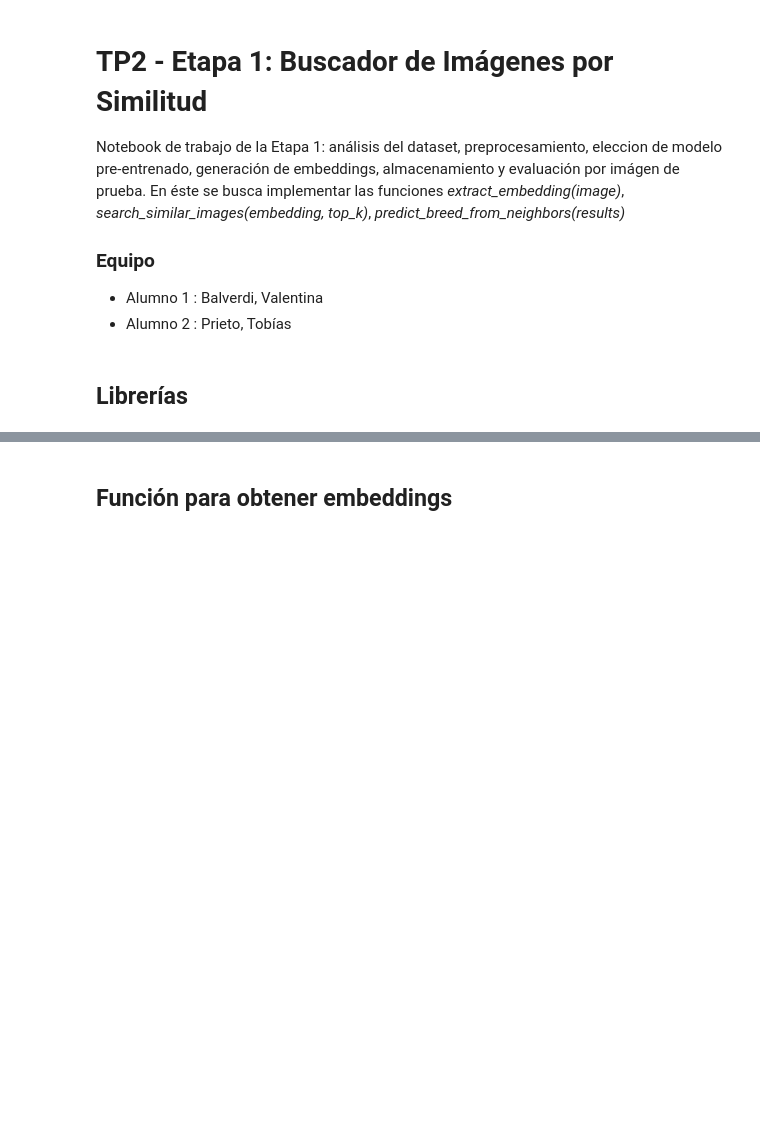
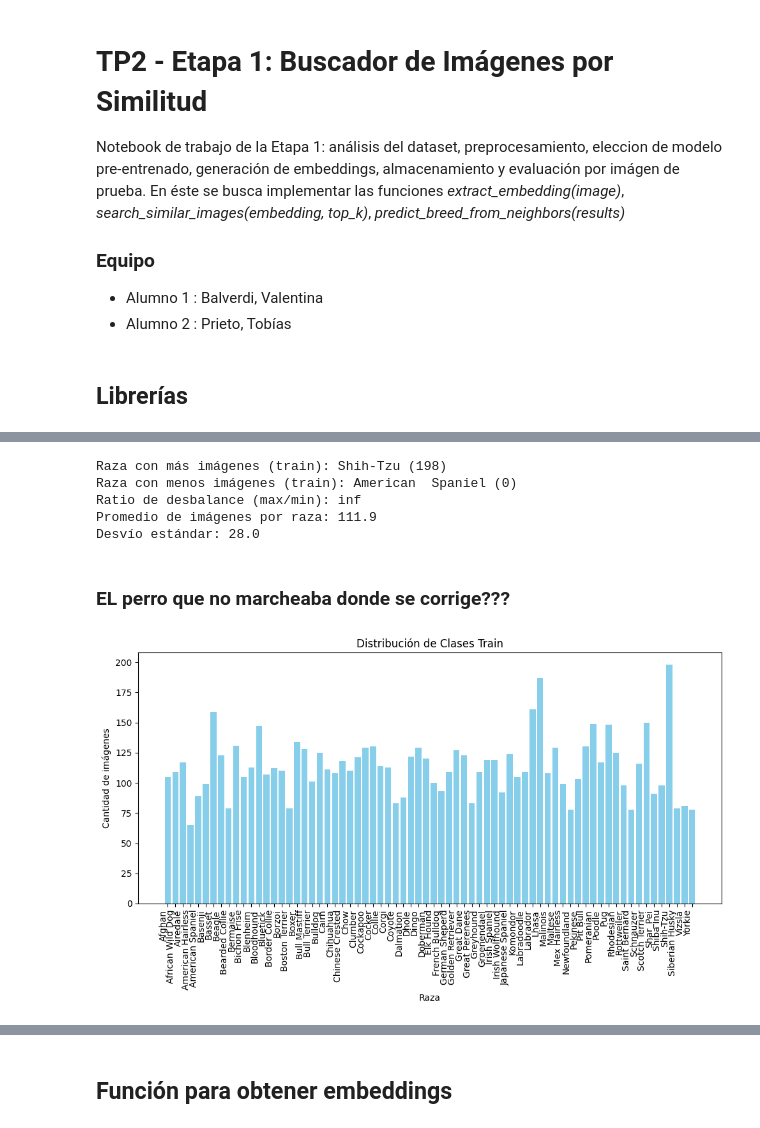
Before and after one commit to TobiasPrieto/tuia-dog-recognition-app, a Jupyter notebook: etapa1.ipynb, the cells around one changed output, grey strips where cells are left out. Drawn from its saved outputs; the diff is of its cells as text; code cells hidden in the pictures; blank space fills up the shorter version.

```diff
--- a/etapa1.ipynb
+++ b/etapa1.ipynb
@@ -26,0 +38,19 @@ import matplotlib.pyplot as plt
+# %%
+import pandas as pd
+
+splits = ['train', 'valid', 'test']
+conteos = {}
+
+for split in splits:
+    split_path = Path(f'data/dataset/{split}')
+    conteos[split] = {
+        carpeta.name: len(list(carpeta.iterdir()))
+        for carpeta in split_path.iterdir() if carpeta.is_dir()
+    }
+
+df_conteos = pd.DataFrame(conteos).fillna(0).astype(int)
+df_conteos['total'] = df_conteos.sum(axis=1)
+df_conteos = df_conteos.sort_values('total', ascending=False)
+
+print(df_conteos.sum())  # totales por split
+df_conteos.head(10)
@@ -26,0 +86,38 @@ import matplotlib.pyplot as plt
+# %%
+clase_max = df_conteos['train'].idxmax()
+clase_min = df_conteos['train'].idxmin()
+ratio = df_conteos['train'].max() / df_conteos['train'].min()
+
+print(f"Raza con más imágenes (train): {clase_max} ({df_conteos['train'].max()})")
+print(f"Raza con menos imágenes (train): {clase_min} ({df_conteos['train'].min()})")
+print(f"Ratio de desbalance (max/min): {ratio:.2f}")
+print(f"Promedio de imágenes por raza: {df_conteos['train'].mean():.1f}")
+print(f"Desvío estándar: {df_conteos['train'].std():.1f}")
+# %% [output]
+Raza con más imágenes (train): Shih-Tzu (198)
+Raza con menos imágenes (train): American  Spaniel (0)
+Ratio de desbalance (max/min): inf
+Promedio de imágenes por raza: 111.9
+Desvío estándar: 28.0
+# %% [markdown]
+### EL perro que no marcheaba donde se corrige???
+# %%
+conteo = {}
+
+# Recolectar datos
+for carpeta in base_path.iterdir():
+    if carpeta.is_dir():
+        conteo[carpeta.name] = len(list(carpeta.iterdir()))
+
+# Graficar
+plt.figure(figsize=(10, 6))
+plt.bar(conteo.keys(), conteo.values(), color='skyblue')
+
+plt.title('Distribución de Clases Train')
+plt.xlabel('Raza')
+plt.ylabel('Cantidad de imágenes')
+plt.xticks(rotation=90, ha='right')
+plt.tight_layout()
+plt.show()
+# %% [output]
+[figure, added]
```
Also changed, not shown: parts of 17 cells of this notebook, 1 other file.
